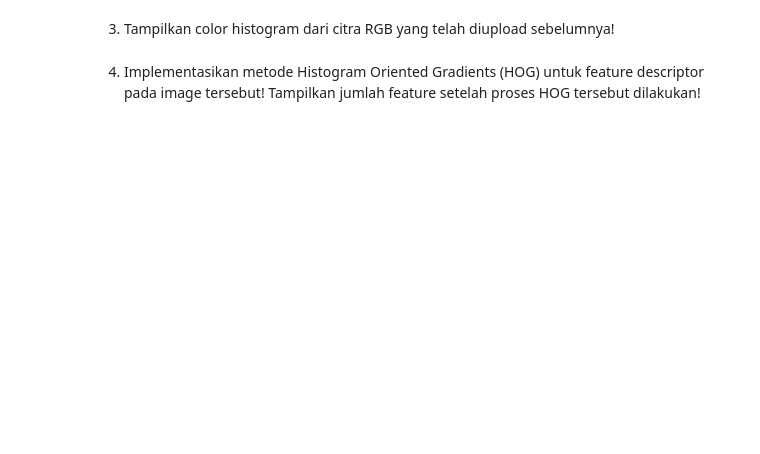
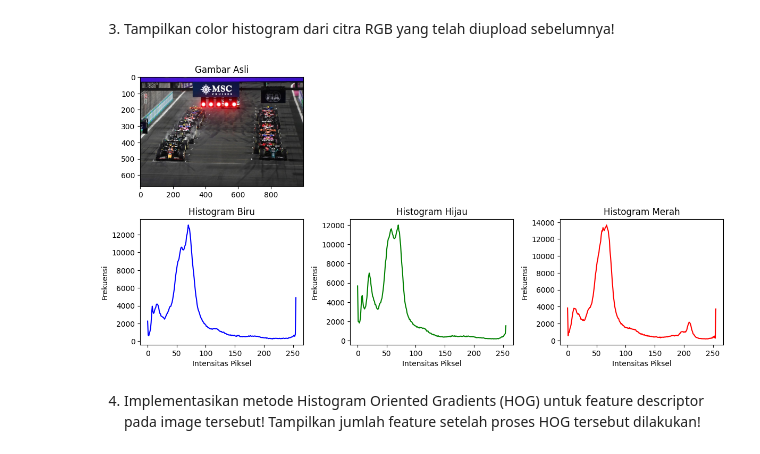
Before and after one commit to akramdhaifullah/img-retrieval, a Jupyter notebook: a3_feature-descriptor-segmentation.ipynb, the cells around one changed output. Saved outputs shown, nothing was run; the diff lists cells and outputs as text; code cells hidden in the pictures; blank space fills up the shorter version.

```diff
--- a/a3_feature-descriptor-segmentation.ipynb
+++ b/a3_feature-descriptor-segmentation.ipynb
@@ -13,2 +69,39 @@
+# %%
+# Tulis kode Anda disini
+
+# Hitung histogram untuk masing-masing channel warna (BGR)
+hist_b = cv2.calcHist([image_rgb], [0], None, [256], [0, 256])
+hist_g = cv2.calcHist([image_rgb], [1], None, [256], [0, 256])
+hist_r = cv2.calcHist([image_rgb], [2], None, [256], [0, 256])
+
+# Tampilkan gambar asli
+plt.figure(figsize=(12, 6))
+plt.subplot(231)
+plt.title('Gambar Asli')
+plt.imshow(cv2.cvtColor(image, cv2.COLOR_BGR2RGB))
+
+# Tampilkan histogram
+plt.subplot(234)
+plt.title('Histogram Biru')
+plt.xlabel('Intensitas Piksel')
+plt.ylabel('Frekuensi')
+plt.plot(hist_b, color='blue')
+
+plt.subplot(235)
+plt.title('Histogram Hijau')
+plt.xlabel('Intensitas Piksel')
+plt.ylabel('Frekuensi')
+plt.plot(hist_g, color='green')
+
+plt.subplot(236)
+plt.title('Histogram Merah')
+plt.xlabel('Intensitas Piksel')
+plt.ylabel('Frekuensi')
+plt.plot(hist_r, color='red')
+
+plt.tight_layout()
+plt.show()
+# %% [output]
+[figure, added]
 # %% [markdown]
 4. Implementasikan metode Histogram Oriented Gradients (HOG) untuk feature descriptor pada image tersebut! Tampilkan jumlah feature setelah proses HOG tersebut dilakukan!
```
Also changed, not shown: parts of 19 cells of this notebook.
